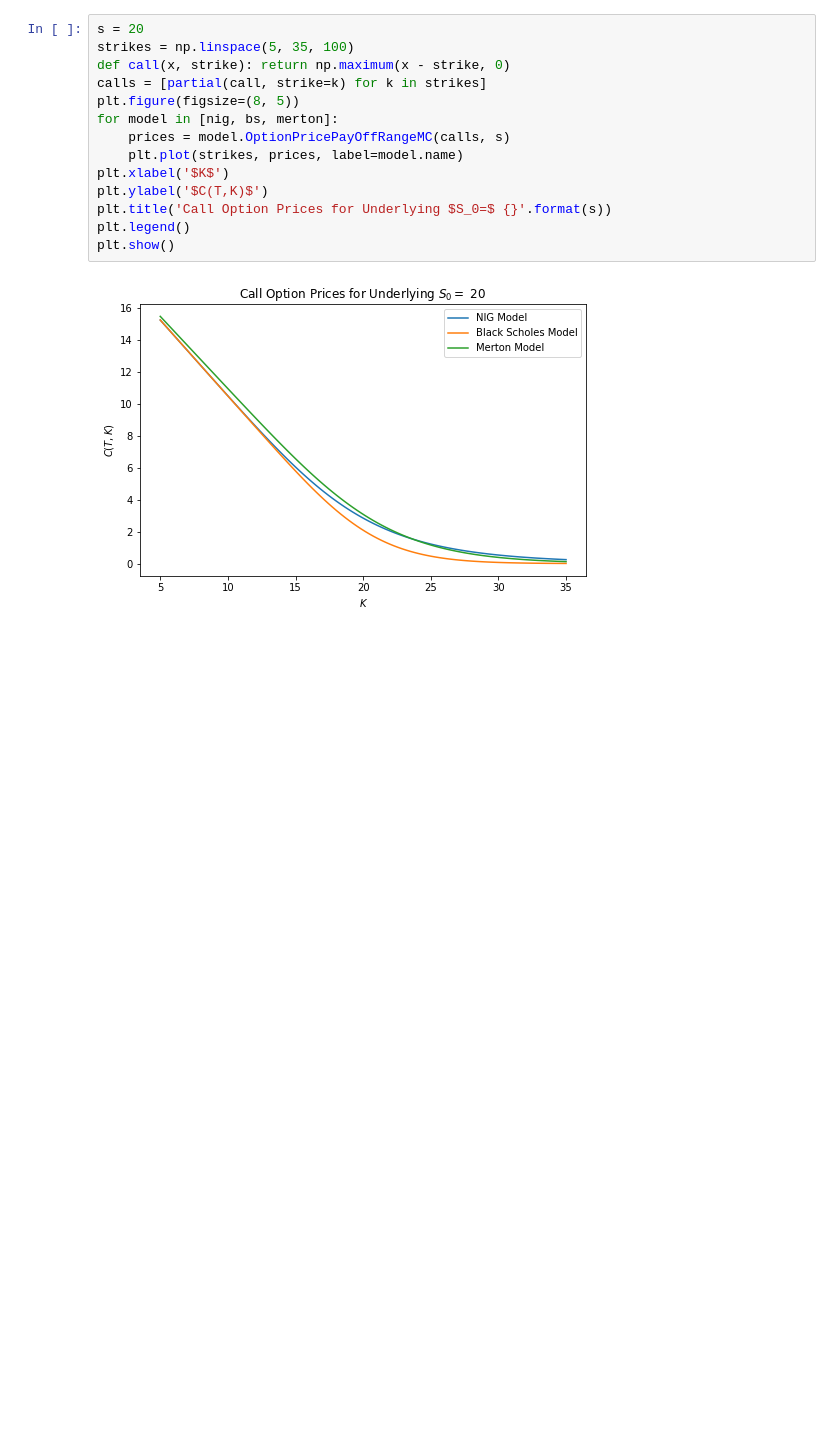
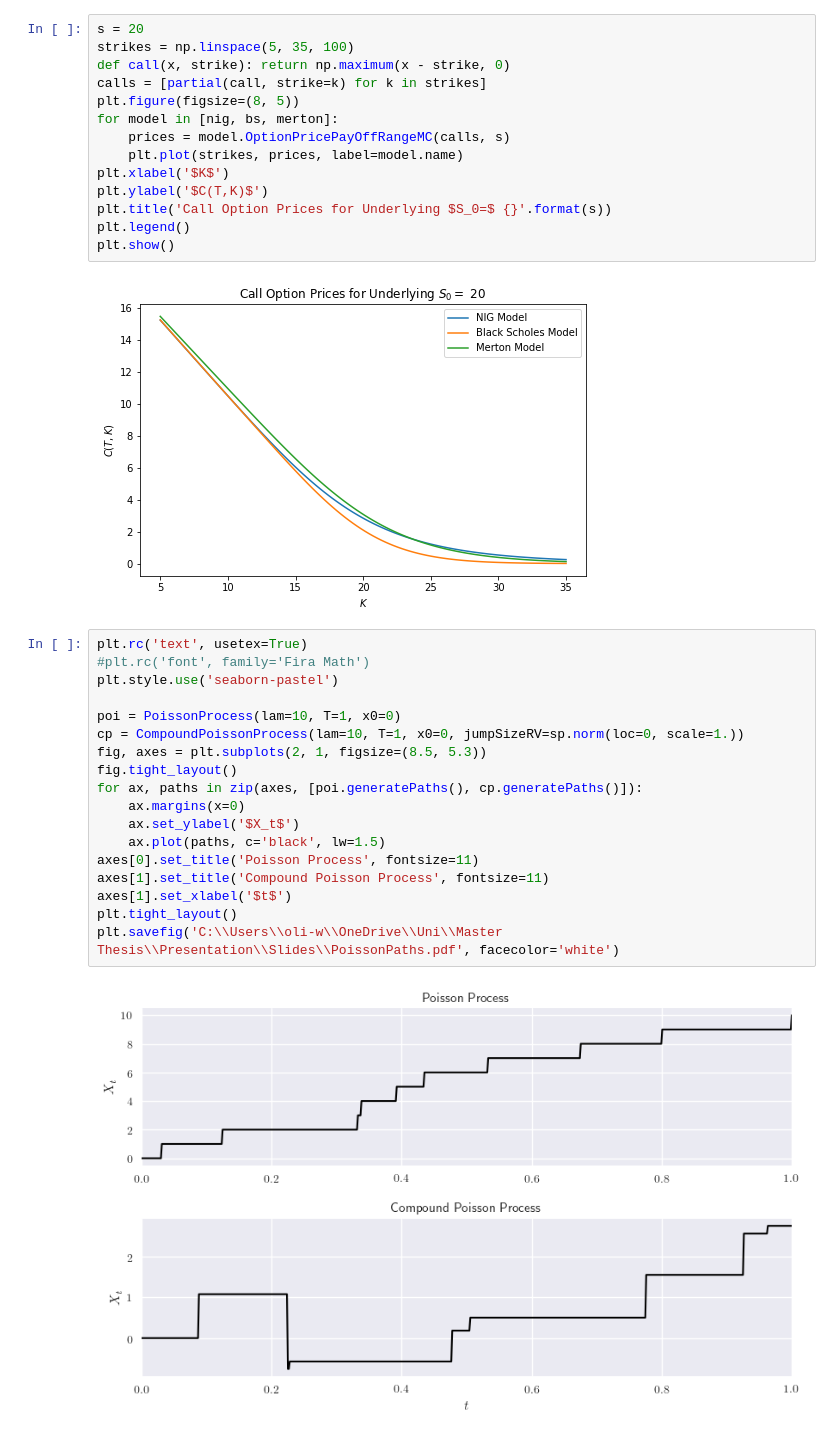
Before and after one commit to oliverweber1/Neural-Network-Option-Pricing-Master-Thesis, a Jupyter notebook: Code/Playground.ipynb, the cells around one changed output. Drawn from its saved outputs; the diff is of its cells as text; blank space fills up the shorter version.

```diff
--- a/Code/Playground.ipynb
+++ b/Code/Playground.ipynb
@@ -128,3 +128,23 @@ plt.legend()
 plt.show()
 # %% [output]
 [figure]
+# %%
+plt.rc('text', usetex=True)
+#plt.rc('font', family='Fira Math')
+plt.style.use('seaborn-pastel')
+
+poi = PoissonProcess(lam=10, T=1, x0=0)
+cp = CompoundPoissonProcess(lam=10, T=1, x0=0, jumpSizeRV=sp.norm(loc=0, scale=1.))
+fig, axes = plt.subplots(2, 1, figsize=(8.5, 5.3))
+fig.tight_layout()
+for ax, paths in zip(axes, [poi.generatePaths(), cp.generatePaths()]):
+    ax.margins(x=0)
+    ax.set_ylabel('$X_t$')
+    ax.plot(paths, c='black', lw=1.5)
+axes[0].set_title('Poisson Process', fontsize=11)
+axes[1].set_title('Compound Poisson Process', fontsize=11)
+axes[1].set_xlabel('$t$')
+plt.tight_layout()
+plt.savefig('C:\\Users\\oli-w\\OneDrive\\Uni\\Master Thesis\\Presentation\\Slides\\PoissonPaths.pdf', facecolor='white')
+# %% [output]
+[figure, added]
```
Also changed, not shown: parts of 12 cells of this notebook, 5 other files.
